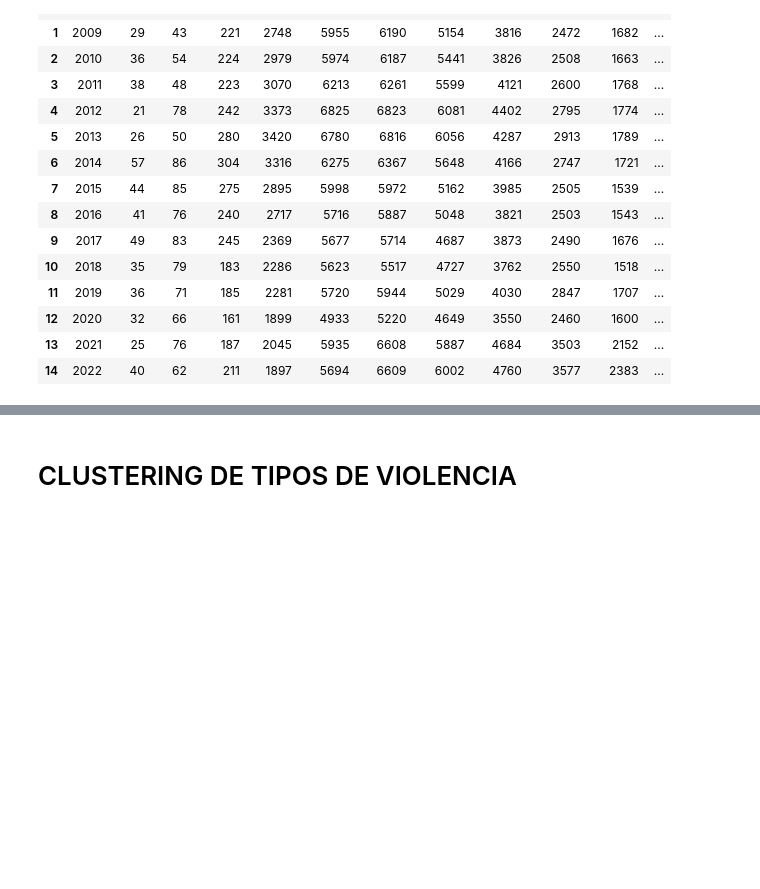
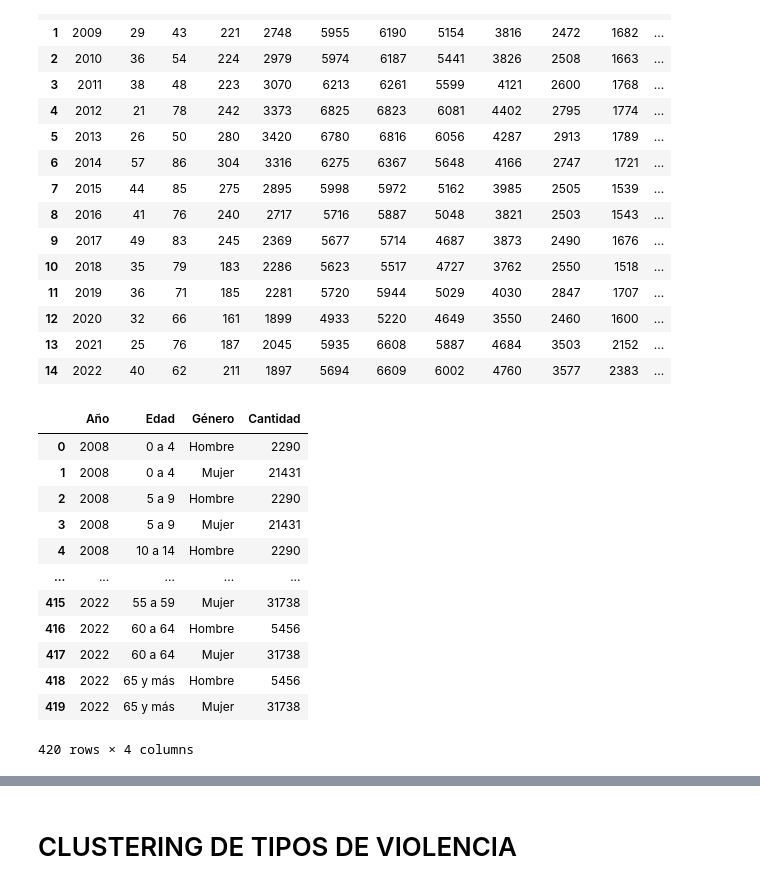
Before and after one commit to josuemj/INE-DataLab, a Jupyter notebook: notebooks/03_clustering.ipynb, the cells around one changed output, grey strips where cells are left out. Drawn from its saved outputs; the diff is of its cells as text; code cells hidden in the pictures; blank space fills up the shorter version.

```diff
--- a/notebooks/03_clustering.ipynb
+++ b/notebooks/03_clustering.ipynb
@@ -417,3 +417,35 @@ edad_genero
 | 12 | 2020 | 32 | 66 | 161 | 1899 | 4933 | 5220 | 4649 | 3550 | 2460 | 1600 | ... |
 | 13 | 2021 | 25 | 76 | 187 | 2045 | 5935 | 6608 | 5887 | 4684 | 3503 | 2152 | ... |
 | 14 | 2022 | 40 | 62 | 211 | 1897 | 5694 | 6609 | 6002 | 4760 | 3577 | 2383 | ... |
+# %%
+# Eliminar columnas innecesarias
+edad_genero = edad_genero.drop(columns=['Total_x', 'Total_y', 'Ignorado-Edad'], errors='ignore')
+
+# Reorganizar el dataset
+nueva_estructura = []
+
+for index, row in edad_genero.iterrows():
+    año = row['Año']  # Obtener el año
+    for columna in edad_genero.columns[1:-2]:  # Excluir Año, Hombre, Mujer
+        nueva_estructura.append([año, columna, 'Hombre', row['Hombre']])
+        nueva_estructura.append([año, columna, 'Mujer', row['Mujer']])
+
+# Crear un nuevo DataFrame con la estructura correcta
+nuevo_edad_genero = pd.DataFrame(nueva_estructura, columns=['Año', 'Edad', 'Género', 'Cantidad'])
+
+# Mostrar las primeras filas del nuevo dataset
+nuevo_edad_genero
+# %% [output]
+|  | Año | Edad | Género | Cantidad |
+| 0 | 2008 | 0 a 4 | Hombre | 2290 |
+| 1 | 2008 | 0 a 4 | Mujer | 21431 |
+| 2 | 2008 | 5 a 9 | Hombre | 2290 |
+| 3 | 2008 | 5 a 9 | Mujer | 21431 |
+| 4 | 2008 | 10 a 14 | Hombre | 2290 |
+| ... | ... | ... | ... | ... |
+| 415 | 2022 | 55 a 59 | Mujer | 31738 |
+| 416 | 2022 | 60 a 64 | Hombre | 5456 |
+| 417 | 2022 | 60 a 64 | Mujer | 31738 |
+| 418 | 2022 | 65 y más | Hombre | 5456 |
+| 419 | 2022 | 65 y más | Mujer | 31738 |
+420 rows × 4 columns
```
Also changed, not shown: parts of 2 cells of this notebook.
